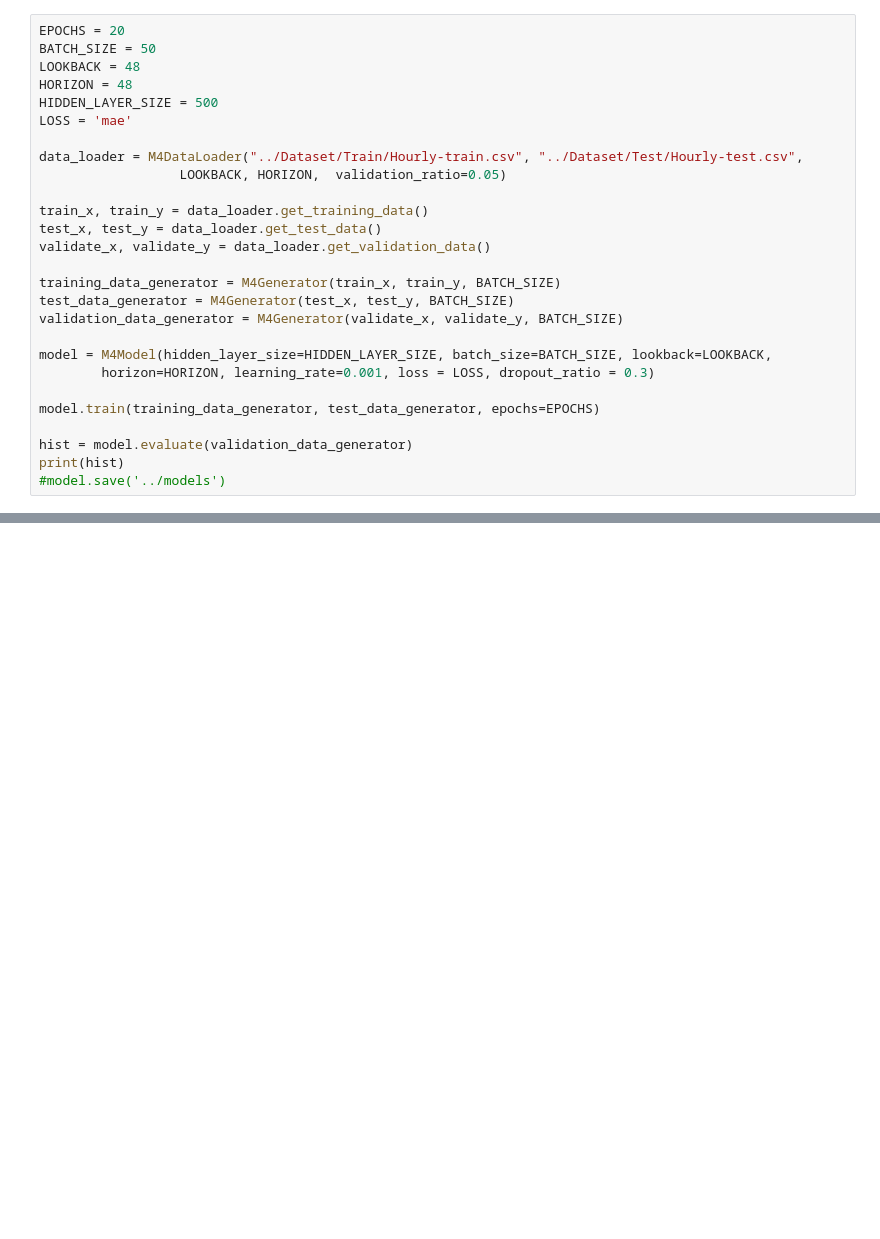
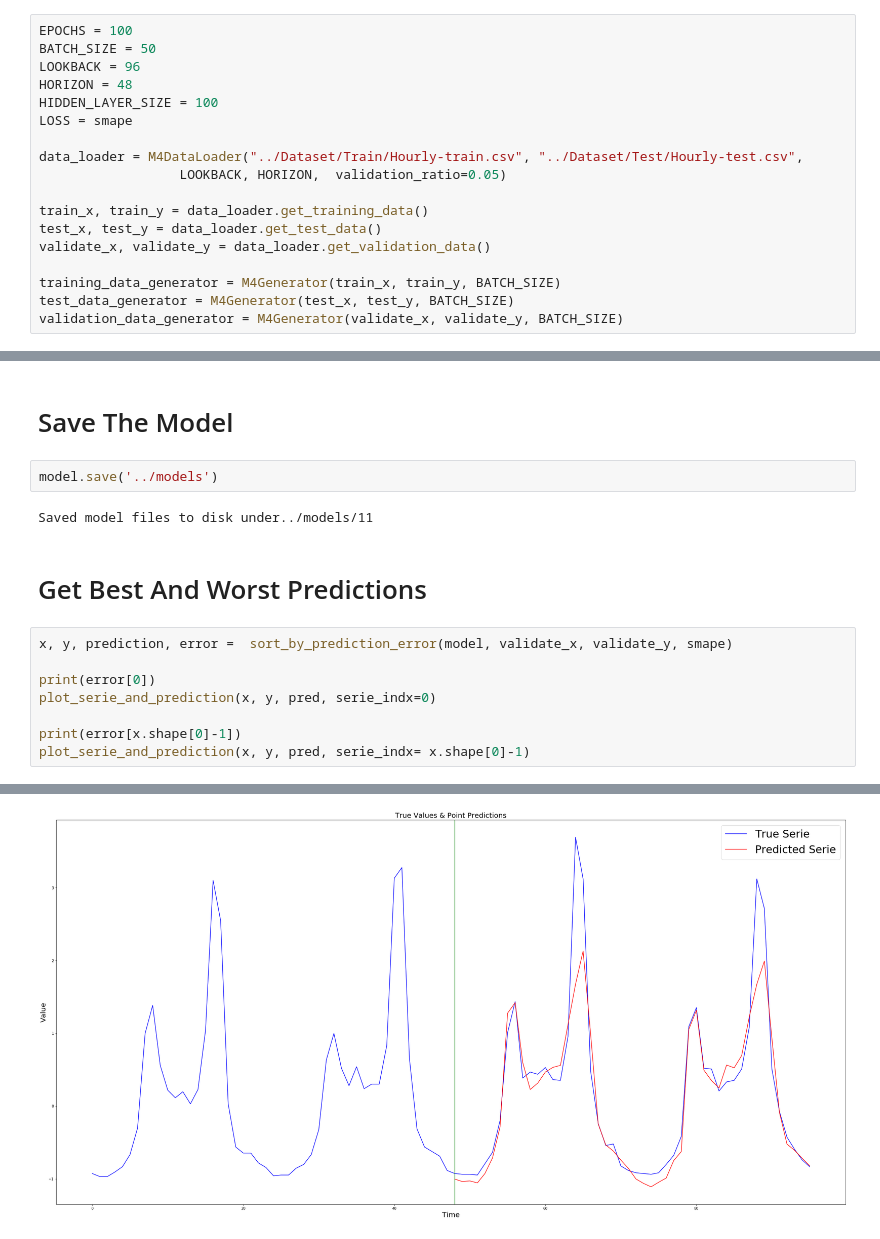
Before and after one commit to yamen23ali/m4-lstm, a Jupyter notebook: notebooks/Point_predection_mae.ipynb, the cells around one changed output, grey strips where cells are left out. Cells and saved outputs as stored; diff of their text form; blank space fills up the shorter version.

```diff
--- a/notebooks/Point_predection_mae.ipynb
+++ b/notebooks/Point_predection_mae.ipynb
@@ -22,10 +24,10 @@ Using TensorFlow backend.
 # %%
-EPOCHS = 20
+EPOCHS = 100
 BATCH_SIZE = 50
-LOOKBACK = 48
+LOOKBACK = 96
 HORIZON = 48
-HIDDEN_LAYER_SIZE = 500
-LOSS = 'mae'
+HIDDEN_LAYER_SIZE = 100
+LOSS = smape
 
 data_loader = M4DataLoader("../Dataset/Train/Hourly-train.csv", "../Dataset/Test/Hourly-test.csv",
                   LOOKBACK, HORIZON,  validation_ratio=0.05)
@@ -37,12 +39,3 @@ validate_x, validate_y = data_loader.get_validation_data()
 training_data_generator = M4Generator(train_x, train_y, BATCH_SIZE)
 test_data_generator = M4Generator(test_x, test_y, BATCH_SIZE)
 validation_data_generator = M4Generator(validate_x, validate_y, BATCH_SIZE)
-
-model = M4Model(hidden_layer_size=HIDDEN_LAYER_SIZE, batch_size=BATCH_SIZE, lookback=LOOKBACK,
-        horizon=HORIZON, learning_rate=0.001, loss = LOSS, dropout_ratio = 0.3)
-
-model.train(training_data_generator, test_data_generator, epochs=EPOCHS)
-
-hist = model.evaluate(validation_data_generator)
-print(hist)
-#model.save('../models')
@@ -66,0 +70,17 @@ Epoch 20/20
+# %% [markdown]
+# Save The Model
+# %%
+model.save('../models')
+# %% [output]
+Saved model files to disk under../models/11
+# %% [markdown]
+# Get Best And Worst Predictions
+# %%
+x, y, prediction, error =  sort_by_prediction_error(model, validate_x, validate_y, smape)
+
+print(error[0])
+plot_serie_and_prediction(x, y, pred, serie_indx=0)
+
+print(error[x.shape[0]-1])
+plot_serie_and_prediction(x, y, pred, serie_indx= x.shape[0]-1)
+# %% [output]
@@ -66,0 +104 @@ Epoch 20/20
+[figure, added]
```
Also changed, not shown: parts of 13 cells of this notebook, 10 other files.
